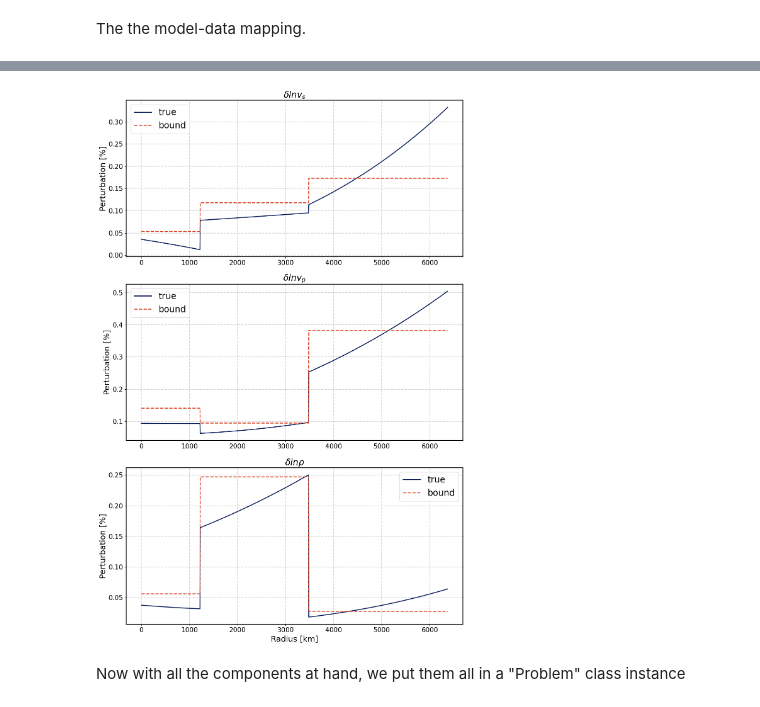
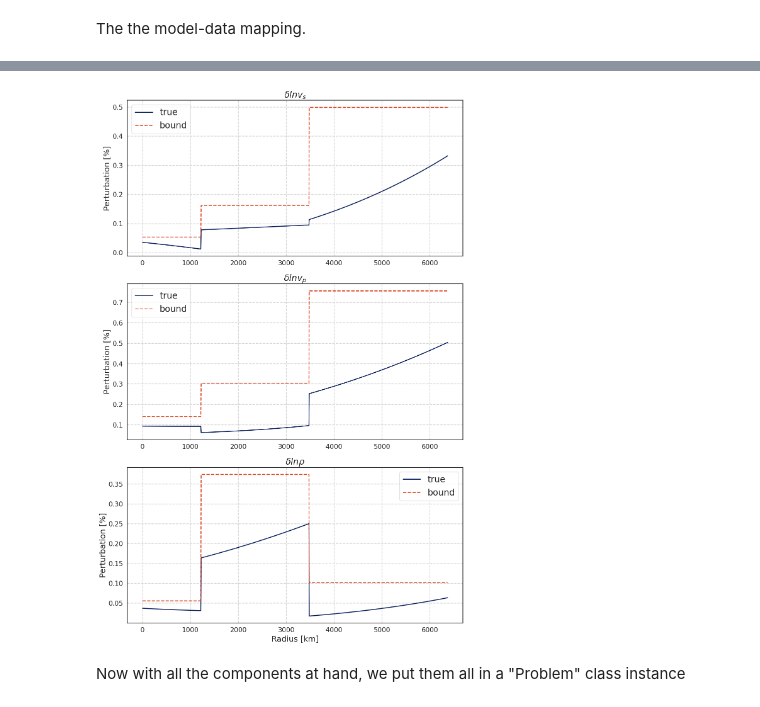
Before and after one commit to Adrian-Mag/SOLA_DLI, a Jupyter notebook: examples/Target_Paper_Examples/solving_problems.ipynb, the cells around one changed output, grey strips where cells are left out. Cells and saved outputs as stored; diff of their text form; code cells hidden in the pictures.

```diff
--- a/examples/Target_Paper_Examples/solving_problems.ipynb
+++ b/examples/Target_Paper_Examples/solving_problems.ipynb
@@ -149,36 +149,36 @@ for model in true_model:
     values = [1.5*np.max(
                 np.abs(
                 model.evaluate(np.linspace(intervals[index],
-                               intervals[index+1], 100))[1])) \
+                               intervals[index+1], 100)))) \
                 for index in range(len(intervals) - 1)]
     upper_bound = functions.Piecewise_1D(domain=model.domain,
                                intervals=intervals,
                                values=values)
     upper_bounds.append(upper_bound)
 norm_bound = M.norm(tuple(upper_bounds))
 
 fig, axes = plt.subplots(len(physical_parameters), 1, figsize=(12,6*len(physical_parameters)))
 
 for i, (upperbound, submodel, physical_parameter) in enumerate(zip(upper_bounds, true_model, physical_parameters)):
     axes[i].plot(EarthDomain.mesh, np.abs(submodel.evaluate(EarthDomain.mesh)),
              label='true', color=colors[99], linewidth=2)
     axes[i].plot(EarthDomain.mesh, upperbound.evaluate(EarthDomain.mesh),
              label='bound', color='#dd4423', linestyle='--', linewidth=2)
     # Set title and labels
     axes[i].set_title(physical_parameters_symbols[physical_parameter], fontsize=20)
     axes[i].set_ylabel('Perturbation [%]', fontsize=18)
     # Set tick parameters
     axes[i].tick_params(axis='both', which='major', labelsize=15)
     # Add legend
     axes[i].legend(fontsize=12)
     axes[i].grid(True, linestyle='--', linewidth=1.5, color='lightgray')  # Add gridlines
     axes[i].legend(fontsize=20)
 plt.xlabel('Radius [km]', fontsize=18)
 plt.tight_layout()
 plt.savefig('bound_normal.png', bbox_inches='tight')
 plt.show()
 # %% [output]
-[figure, old version]
+[figure, new version]
 # %% [markdown]
 Now with all the components at hand, we put them all in a "Problem" class instance
 # %%
```
Also changed, not shown: parts of 5 cells of this notebook, 5 other files.
